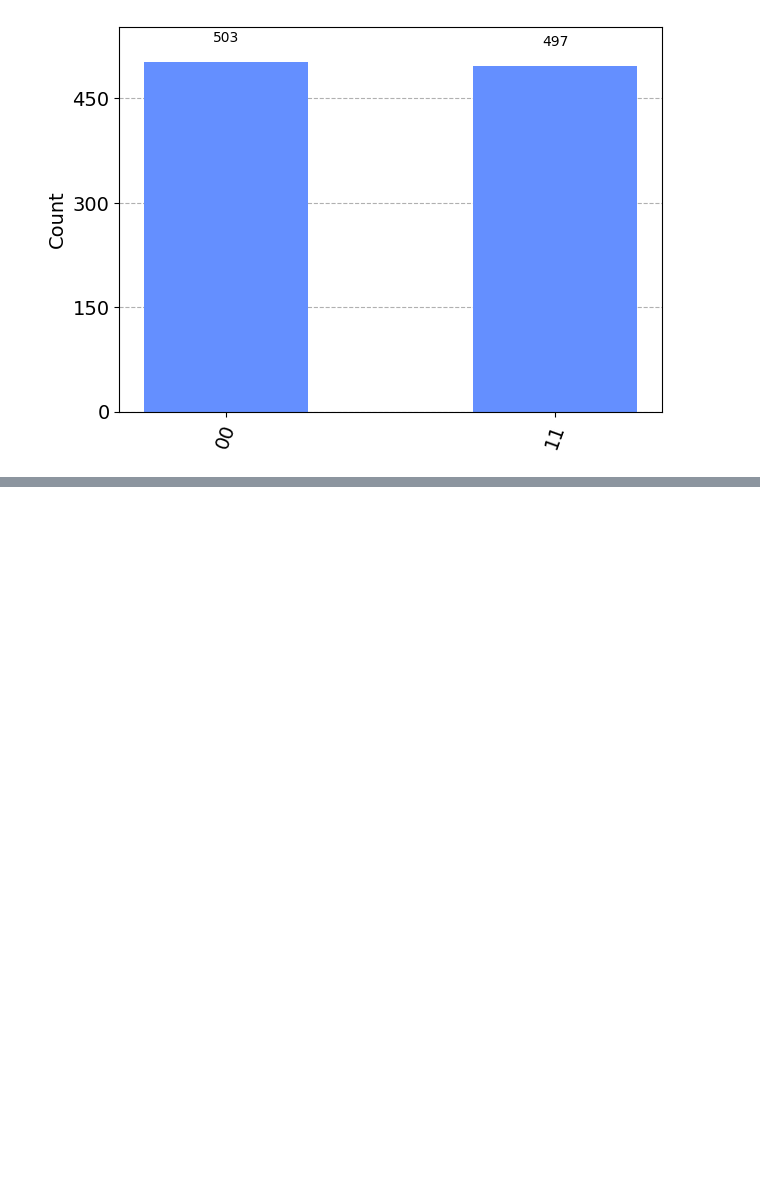
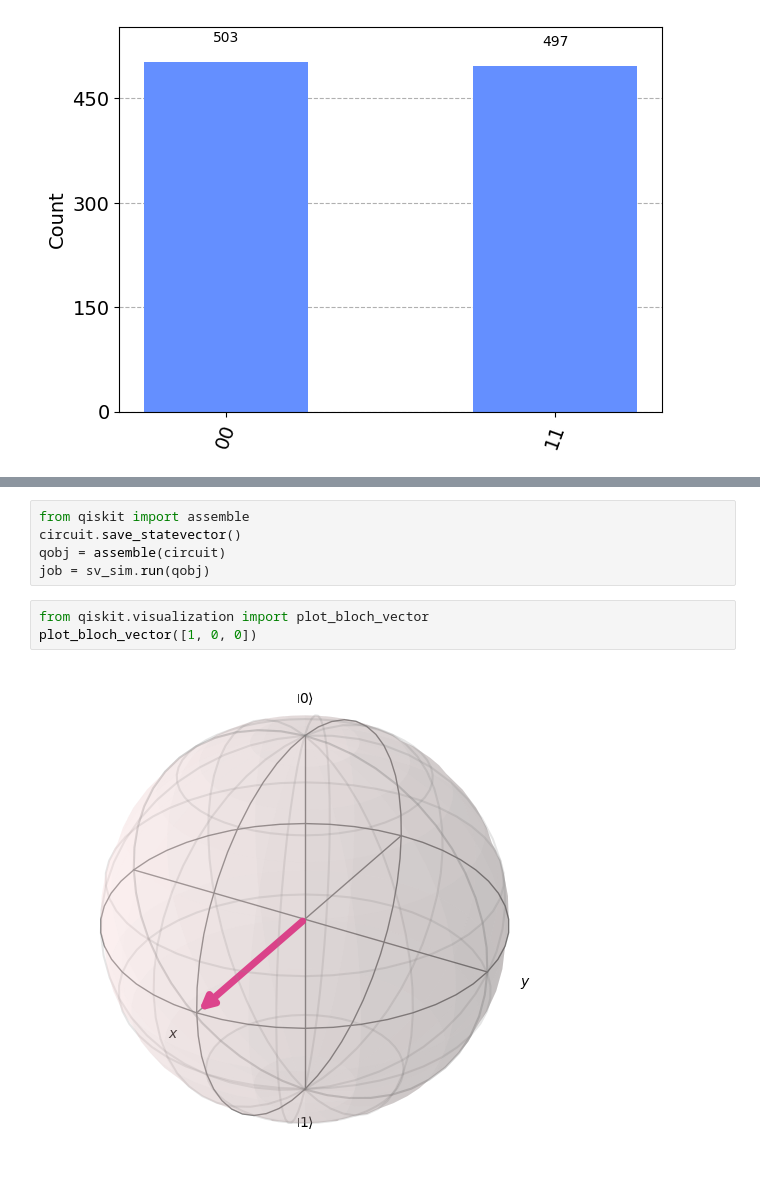
Before and after one commit to Martyna94/QiskitSummerSchool2023, a Jupyter notebook: Pre-Requisites/Introduction to Qiskit.ipynb, the cells around one changed output, grey strips where cells are left out. Drawn from its saved outputs; the diff is of its cells as text; blank space fills up the shorter version.

```diff
--- a/Pre-Requisites/Introduction to Qiskit.ipynb
+++ b/Pre-Requisites/Introduction to Qiskit.ipynb
@@ -60,0 +79,10 @@ plot_histogram(counts)
+# %%
+from qiskit import assemble
+circuit.save_statevector()
+qobj = assemble(circuit)
+job = sv_sim.run(qobj)
+# %%
+from qiskit.visualization import plot_bloch_vector
+plot_bloch_vector([1, 0, 0])
+# %% [output]
+[figure, added]
```
Also changed, not shown: parts of 2 cells of this notebook, 1 other file.
